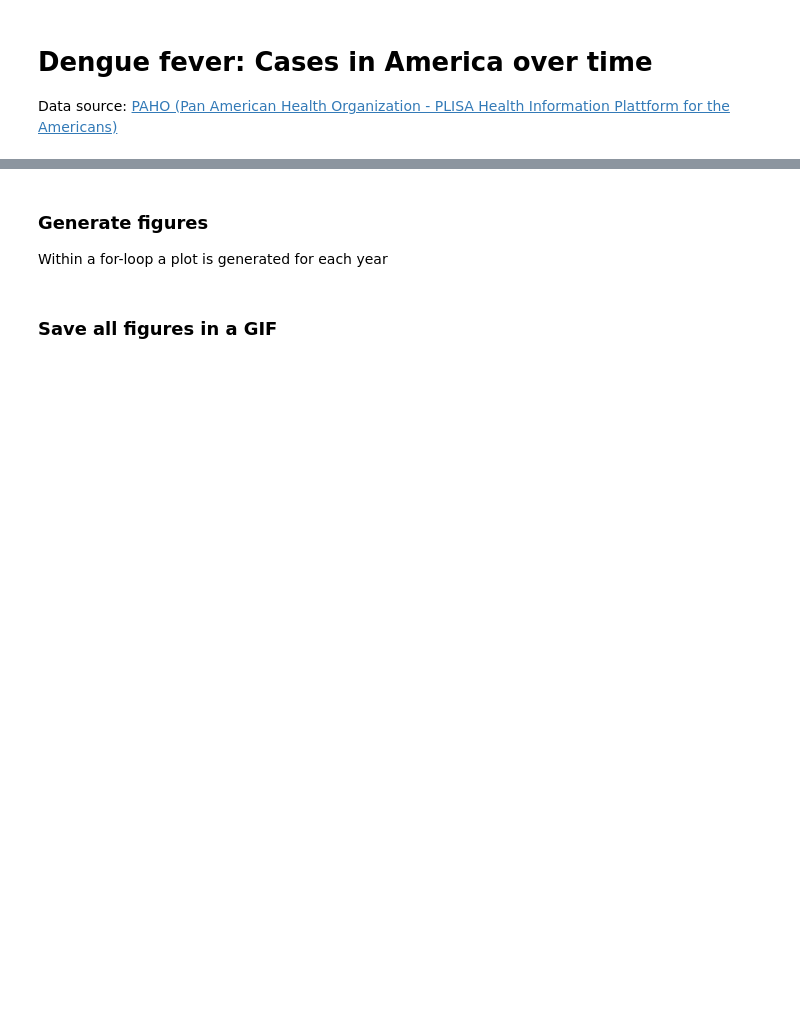
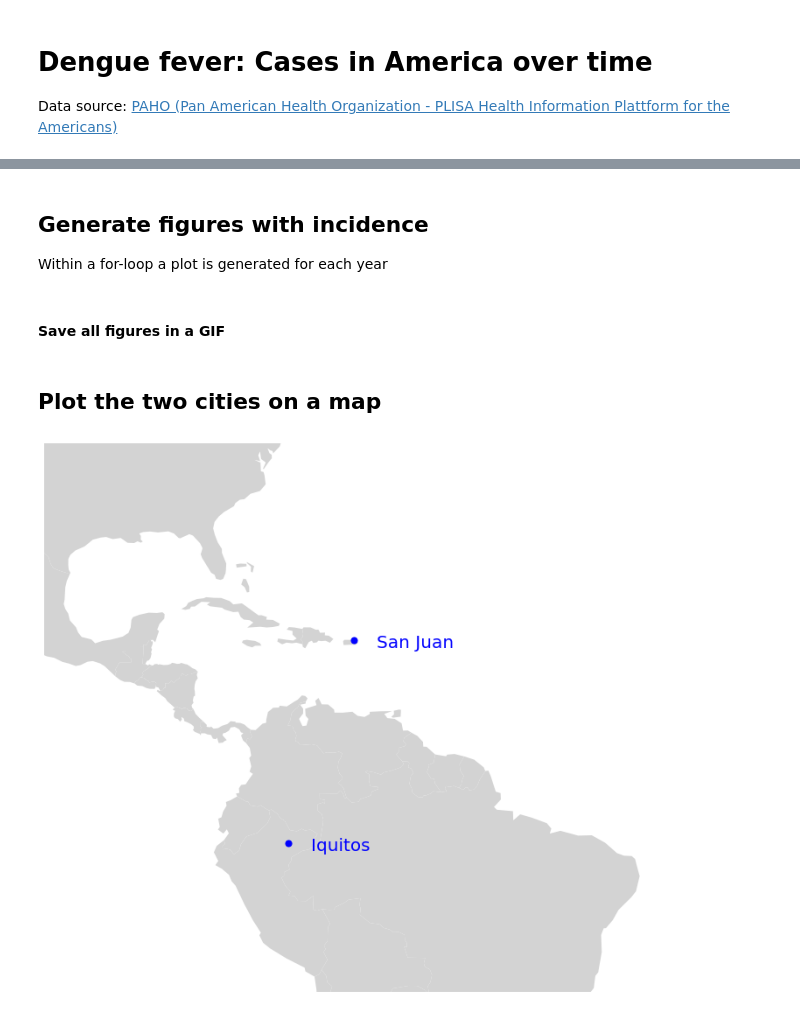
Before and after one commit to Octodon-D/DenguePred, a Jupyter notebook: visualization_cases_america.ipynb, the cells around one changed output, grey strips where cells are left out. Saved outputs shown, nothing was run; the diff lists cells and outputs as text; code cells hidden in the pictures; blank space fills up the shorter version.

Commit message:
elimination of error and add map with cities

```diff
--- a/visualization_cases_america.ipynb
+++ b/visualization_cases_america.ipynb
@@ -48,15 +48,18 @@ cases_df['incidence'] = cases_df['cases']/(cases_df['population']/100000)
 
 # replace certain country names in order to later match with world
 cases_df['country_en'].replace(to_replace='Dominican Republic', value='Dominican Rep.', inplace=True)
-cases_df['country_en'].replace(to_replace='French Guiana', value='Guyana', inplace=True)
+cases_df['country_en'].replace(to_replace='French Guiana', value='France', inplace=True)
 
 # merge cases_df with world to get geometry
 cases_df_world = cases_df.merge(world, how ='left', left_on='country_en', right_on='name')
 
+# drop unused features
+cases_df_world = cases_df_world.drop(['pop_est', 'continent', 'name', 'gdp_md_est'], axis=1)
+
 # drop rows in this dataframe which are not in the world map (does not have geometry)
 cases_df_world.dropna(subset=['geometry'], inplace=True)
 # %% [markdown]
-### Generate figures
+## Generate figures with incidence
 Within a for-loop a plot is generated for each year
 # %%
 # get the years as ifentifier
@@ -70,7 +73,7 @@ for year in years:
     df_plot = gpd.GeoDataFrame(cases_df_world[cases_df_world['year']==year])
 
     # create a figure
-    fig, ax = plt.subplots(figsize=(10,15))
+    fig, ax = plt.subplots(figsize=(10,15), tight_layout=True)
 
     # limit graph for america
     plt.ylim(ymax = 70, ymin = -60)
@@ -86,19 +89,19 @@ for year in years:
                  legend=True,
                  legend_kwds={'title':'Incidence rate',
                               'loc': 'lower left',
-                              'fontsize': 12,
-                              'title_fontsize': 14,
+                              'fontsize': 20,
+                              'title_fontsize': 24,
                               'labels': ['0', '1 - 50', '50 - 100', '100 - 250', '250 - 500', '500 - 1000', '1000 - 8000']}); # new labels for classes
 
     # add the two cities
     cities.plot(x="longitude", y="latitude", kind="scatter", ax=ax, color='blue', s=50);
     for city in range(2):
-        ax.text(x=cities.longitude[city]+2.5, y=cities.latitude[city]-0.75, s=cities.index[city], fontsize=12, color='blue')
+        ax.text(x=cities.longitude[city]+2.5, y=cities.latitude[city]-0.75, s=cities.index[city], fontsize=20, color='blue')
 
     # add text with year
-    ax.text(x=-122.5, y=-32, s=f'{year}', fontsize=30);
+    ax.text(x=-122.5, y=-25, s=f'{year}', fontsize=30);
     # add text with definition of incidence rate
-    ax.text(x=-103, y=-58, s='Incidence rate = \n Total dengue cases / 100,000 population', fontsize=12);
+    ax.text(x=-96, y=-58, s='Incidence rate = \n Total dengue cases / 100,000 population', fontsize=20);
 
     # prevent longitude and latitude axis
     ax.axis('off');
@@ -111,9 +114,9 @@ for year in years:
     files.append(file_name)
 
     # save the plot
-    fig.savefig(file_name, dpi=100)
+    fig.savefig(file_name, dpi=150)
 # %% [markdown]
-### Save all figures in a GIF
+#### Save all figures in a GIF
 # %%
 # https://pillow.readthedocs.io/en/stable/handbook/image-file-formats.html --> gif
 img, *imgs = [Image.open(f) for f in files]
@@ -121,0 +125,23 @@ img.save(fp="plots/GIF_dengue_cases.gif", format='GIF', append_images=imgs,
+# %% [markdown]
+## Plot the two cities on a map
+# %%
+fig, ax = plt.subplots(figsize=(10,9), tight_layout=True)
+
+# limit graph for america
+plt.ylim(ymax = 40, ymin = -20)
+plt.xlim(xmax = -33, xmin = -100)
+
+# plot world as background (to have also countries without cases)
+world.plot(color="lightgrey", ax=ax)
+
+# prevent longitude and latitude axis
+ax.axis('off')
+
+# add the two cities with legend
+cities.plot(x="longitude", y="latitude", kind="scatter", ax=ax, color='blue', s=50);
+for city in range(2):
+    ax.text(x=cities.longitude[city]+2.5, y=cities.latitude[city]-0.75, s=cities.index[city], fontsize=20, color='blue')
+
+fig.savefig('plots/map_with_cities.png', dpi=300)
+# %% [output]
+[figure, added]
```
Also changed, not shown: parts of 2 cells of this notebook.
